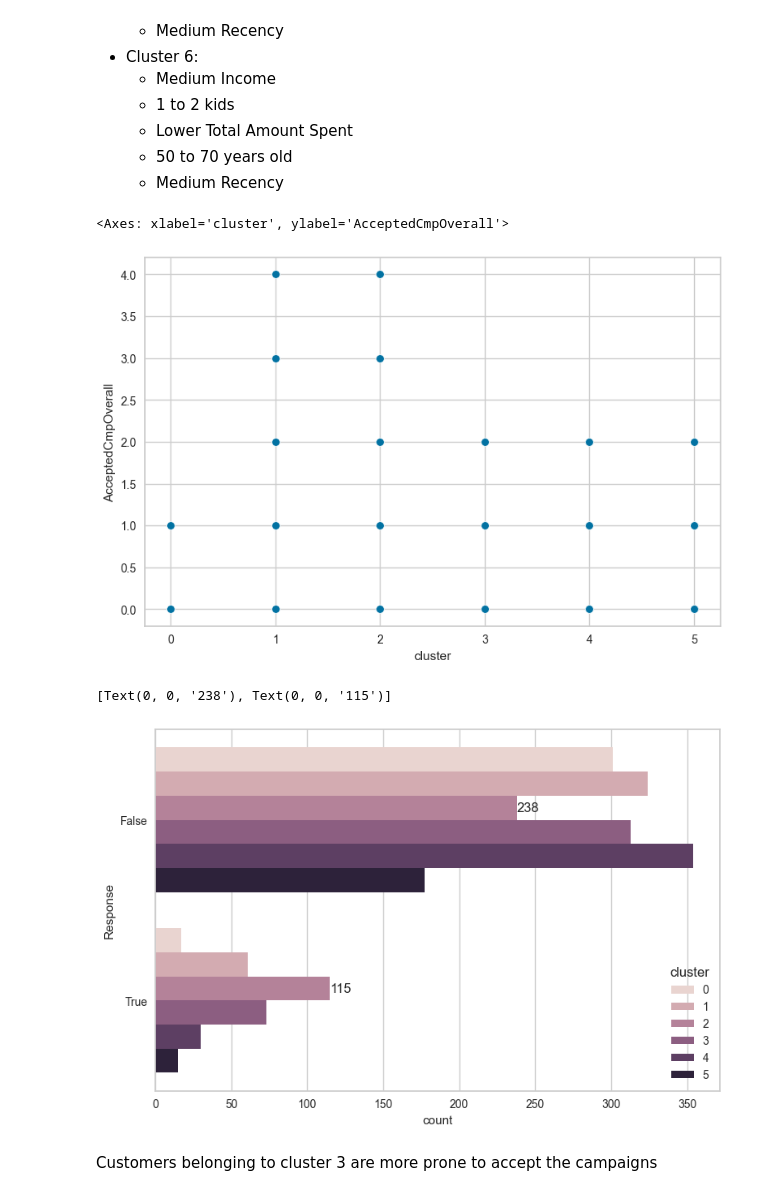
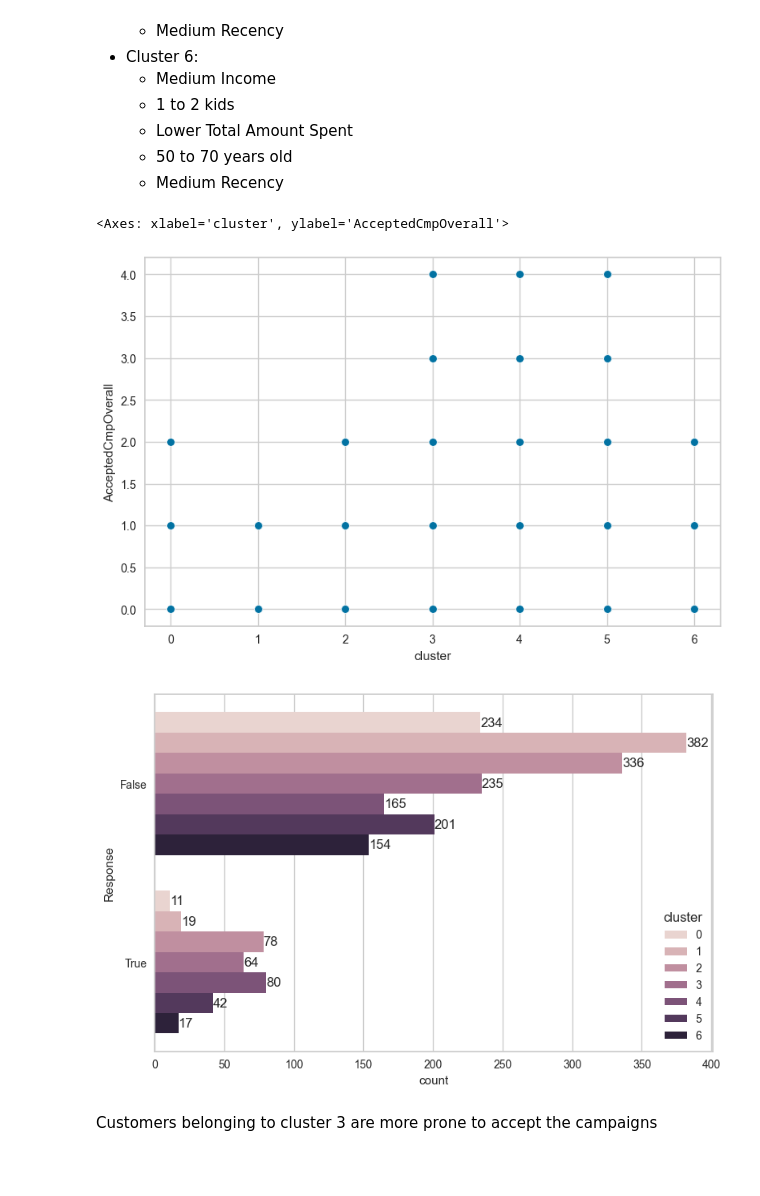
Before and after one commit to rafaeltorres2022/projects, a Jupyter notebook: marketing-analysis/client_segmentation.ipynb, the cells around one changed output. Drawn from its saved outputs; the diff is of its cells as text; code cells hidden in the pictures; blank space fills up the shorter version.

```diff
--- a/marketing-analysis/client_segmentation.ipynb
+++ b/marketing-analysis/client_segmentation.ipynb
@@ -66,7 +66,7 @@ Elbow method indicates that 6 clusters is the ideal for K-Means
 # %% [markdown]
 # Cluster Analysis
 # %%
-kmeans = KMeans(n_clusters=6)
+kmeans = KMeans(n_clusters=7)
 kmeans.fit(scaled_data)
 labels = kmeans.predict(scaled_data)
 
@@ -121,13 +121,13 @@ fig.tight_layout()
 sns.scatterplot(y=data.AcceptedCmpOverall, x=data.cluster)
 # %% [output]
 <Axes: xlabel='cluster', ylabel='AcceptedCmpOverall'>
-[figure, old version]
+[figure, new version]
 # %%
 p = sns.countplot(data=data, y="Response", hue="cluster")
-p.bar_label(p.containers[2])
+for cont in p.containers:
+    p.bar_label(cont)
 # %% [output]
-[Text(0, 0, '238'), Text(0, 0, '115')]
-[figure, old version]
+[figure, new version]
 # %% [markdown]
 Customers belonging to cluster 3 are more prone to accept the campaigns
 # %%
```
Also changed, not shown: parts of 2 cells of this notebook, 1 other file.
